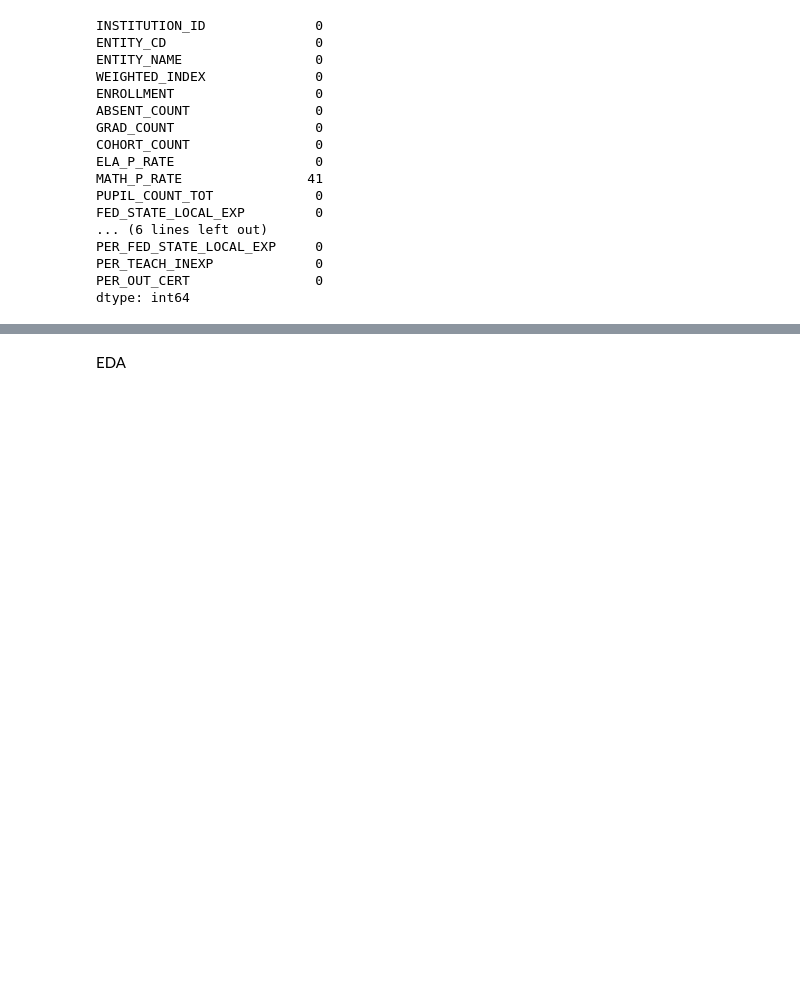
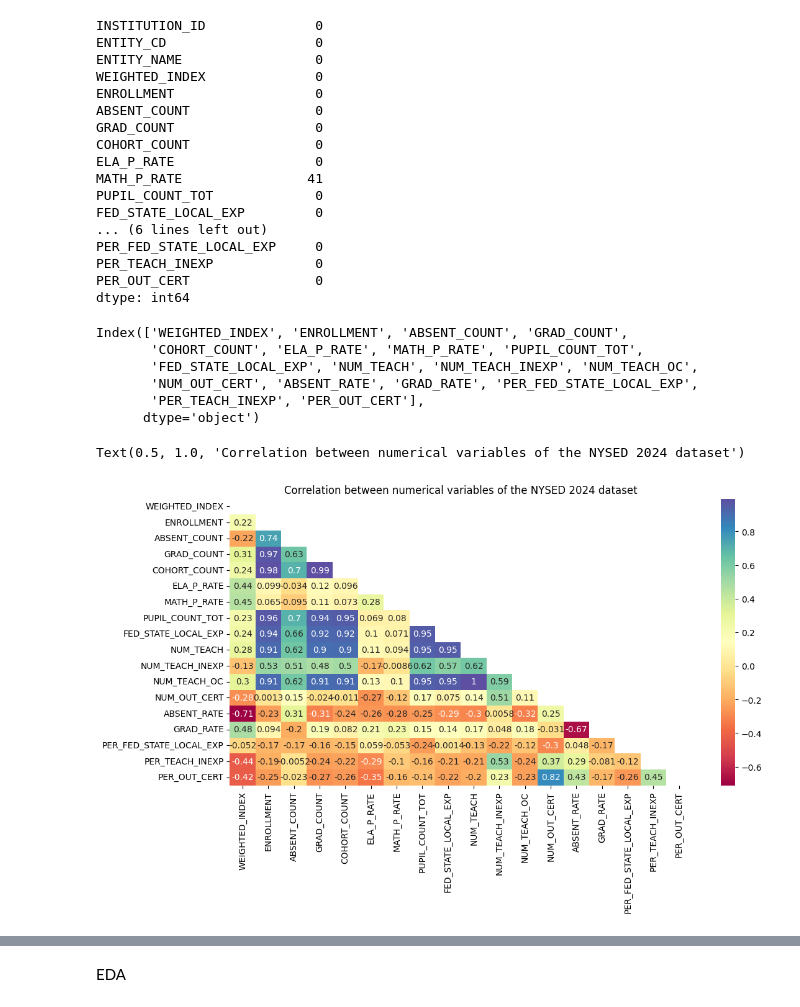
Before and after one commit to thaianle/nysed-2024, a Jupyter notebook: nysed_modeling.ipynb, the cells around one changed output, grey strips where cells are left out. Saved outputs shown, nothing was run; the diff lists cells and outputs as text; code cells hidden in the pictures; blank space fills up the shorter version.

```diff
--- a/nysed_modeling.ipynb
+++ b/nysed_modeling.ipynb
@@ -159,3 +159,24 @@ PER_FED_STATE_LOCAL_EXP     0
 PER_TEACH_INEXP             0
 PER_OUT_CERT                0
 dtype: int64
+# %%
+# List of numerical columns (apart from INSTITUTION_ID and ENTITY_CD)
+numerical_cols = nysed_2024.describe().columns.drop(['INSTITUTION_ID', 'ENTITY_CD'])
+numerical_cols
+# %% [output]
+Index(['WEIGHTED_INDEX', 'ENROLLMENT', 'ABSENT_COUNT', 'GRAD_COUNT',
+       'COHORT_COUNT', 'ELA_P_RATE', 'MATH_P_RATE', 'PUPIL_COUNT_TOT',
+       'FED_STATE_LOCAL_EXP', 'NUM_TEACH', 'NUM_TEACH_INEXP', 'NUM_TEACH_OC',
+       'NUM_OUT_CERT', 'ABSENT_RATE', 'GRAD_RATE', 'PER_FED_STATE_LOCAL_EXP',
+       'PER_TEACH_INEXP', 'PER_OUT_CERT'],
+      dtype='object')
+# %%
+# Check the correlation between selected numerical columns
+nysed_2024_corr = nysed_2024[numerical_cols].corr()
+plt.figure(figsize = (12, 6))
+sns.heatmap(data = nysed_2024_corr, mask = np.triu(nysed_2024_corr), cmap = 'Spectral', annot = True)
+# Used np.triu to show only the lower triangle of the correlation graph
+plt.title('Correlation between numerical variables of the NYSED 2024 dataset')
+# %% [output]
+Text(0.5, 1.0, 'Correlation between numerical variables of the NYSED 2024 dataset')
+[figure, added]
```
Also changed, not shown: parts of 31 cells of this notebook.
